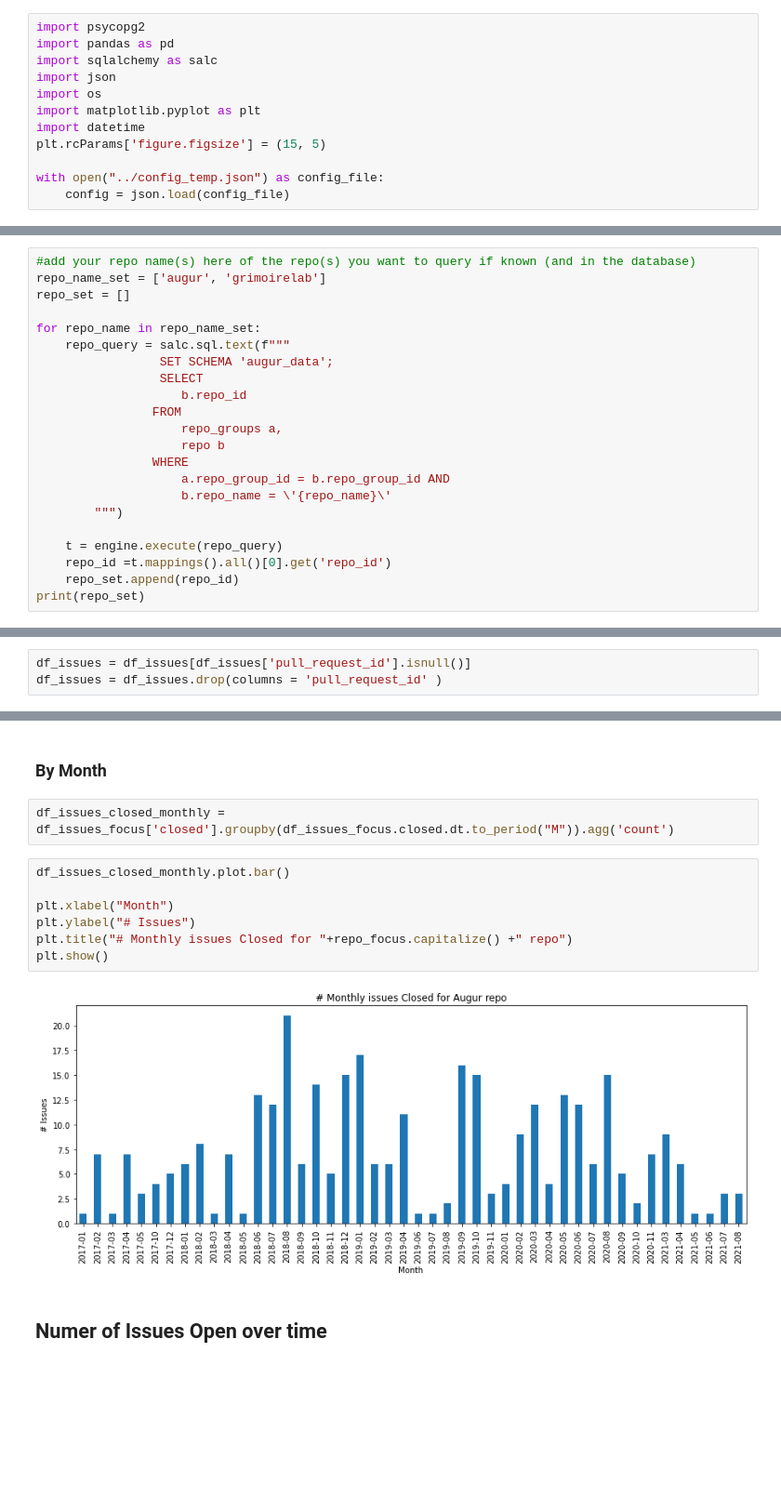
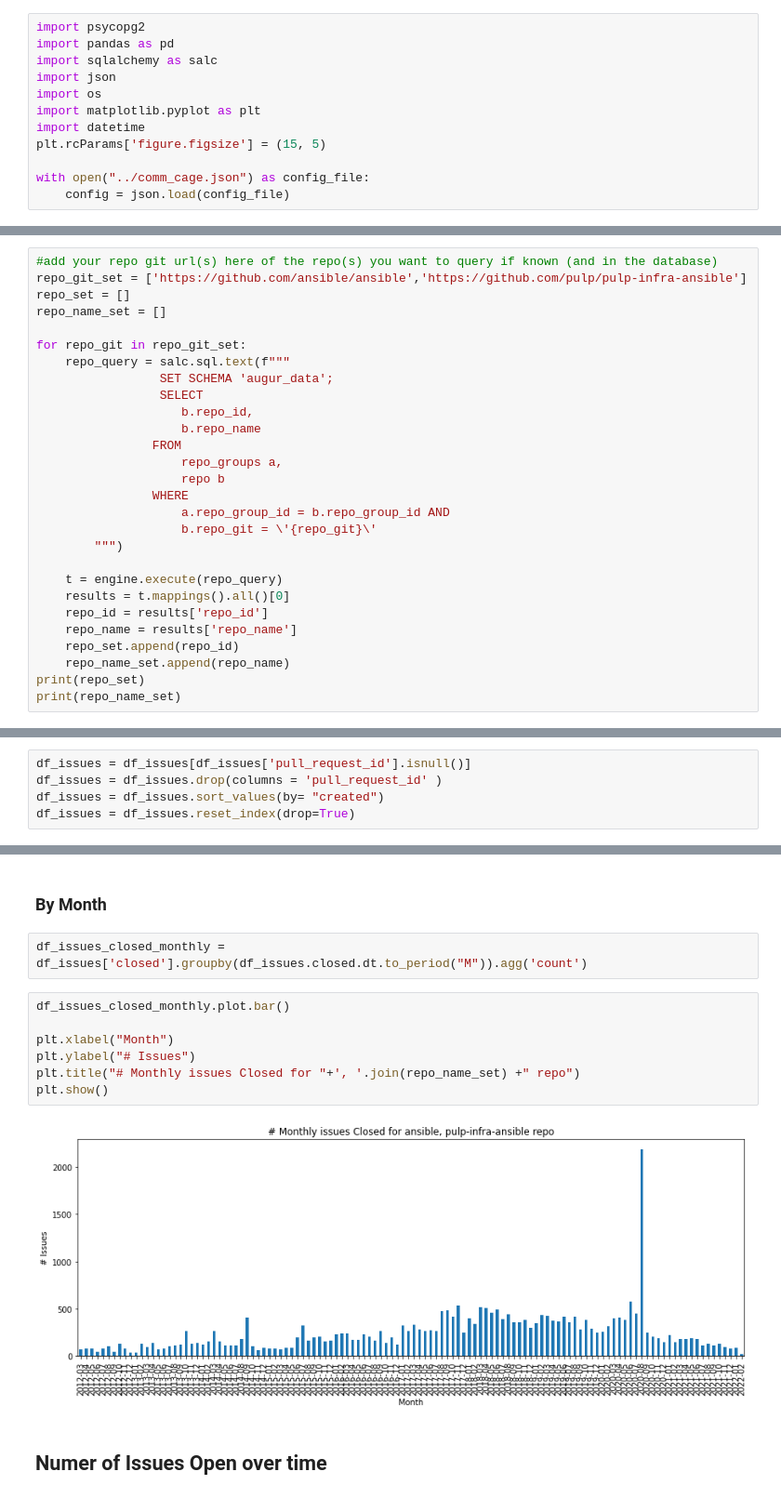
Before and after one commit to oss-aspen/Rappel, a Jupyter notebook: notebooks/issue_activity.ipynb, the cells around one changed output, grey strips where cells are left out. Shown: that part at 93% size. Saved outputs shown, nothing was run; the diff lists cells and outputs as text; blank space fills up the shorter version.

```diff
--- a/notebooks/issue_activity.ipynb
+++ b/notebooks/issue_activity.ipynb
@@ -18,7 +18,7 @@ import matplotlib.pyplot as plt
 import datetime
 plt.rcParams['figure.figsize'] = (15, 5)
 
-with open("../config_temp.json") as config_file:
+with open("../comm_cage.json") as config_file:
     config = json.load(config_file)
 # %%
 database_connection_string = 'postgresql+psycopg2://{}:{}@{}:{}/{}'.format(config['user'], config['password'], config['host'], config['port'], config['database'])
@@ -28,25 +28,31 @@ engine = salc.create_engine(
     database_connection_string,
     connect_args={'options': '-csearch_path={}'.format(dbschema)})
 # %%
-#add your repo name(s) here of the repo(s) you want to query if known (and in the database)
-repo_name_set = ['augur', 'grimoirelab']
+#add your repo git url(s) here of the repo(s) you want to query if known (and in the database)
+repo_git_set = ['https://github.com/ansible/ansible','https://github.com/pulp/pulp-infra-ansible']
 repo_set = []
+repo_name_set = []
 
-for repo_name in repo_name_set:
+for repo_git in repo_git_set:
     repo_query = salc.sql.text(f"""
                  SET SCHEMA 'augur_data';
                  SELECT
-                    b.repo_id
+                    b.repo_id,
+                    b.repo_name
                 FROM
                     repo_groups a,
                     repo b
                 WHERE
                     a.repo_group_id = b.repo_group_id AND
-                    b.repo_name = \'{repo_name}\'
+                    b.repo_git = \'{repo_git}\'
         """)
 
     t = engine.execute(repo_query)
-    repo_id =t.mappings().all()[0].get('repo_id')
+    results = t.mappings().all()[0]
+    repo_id = results['repo_id']
+    repo_name = results['repo_name']
     repo_set.append(repo_id)
+    repo_name_set.append(repo_name)
 print(repo_set)
+print(repo_name_set)
 # %% [output]
@@ -103,3 +110,5 @@ df_issues
 # %%
 df_issues = df_issues[df_issues['pull_request_id'].isnull()]
 df_issues = df_issues.drop(columns = 'pull_request_id' )
+df_issues = df_issues.sort_values(by= "created")
+df_issues = df_issues.reset_index(drop=True)
@@ -217,16 +220,16 @@ plt.show()
 # %% [markdown]
 ### By Month
 # %%
-df_issues_closed_monthly = df_issues_focus['closed'].groupby(df_issues_focus.closed.dt.to_period("M")).agg('count')
+df_issues_closed_monthly = df_issues['closed'].groupby(df_issues.closed.dt.to_period("M")).agg('count')
 # %%
 df_issues_closed_monthly.plot.bar()
 
 plt.xlabel("Month")
 plt.ylabel("# Issues")
-plt.title("# Monthly issues Closed for "+repo_focus.capitalize() +" repo")
+plt.title("# Monthly issues Closed for "+', '.join(repo_name_set) +" repo")
 plt.show()
 # %% [output]
-[figure, old version]
+[figure, new version]
 # %% [markdown]
 ## Numer of Issues Open over time
 # %%
```
Also changed, not shown: parts of 17 cells of this notebook, 2 other files.
